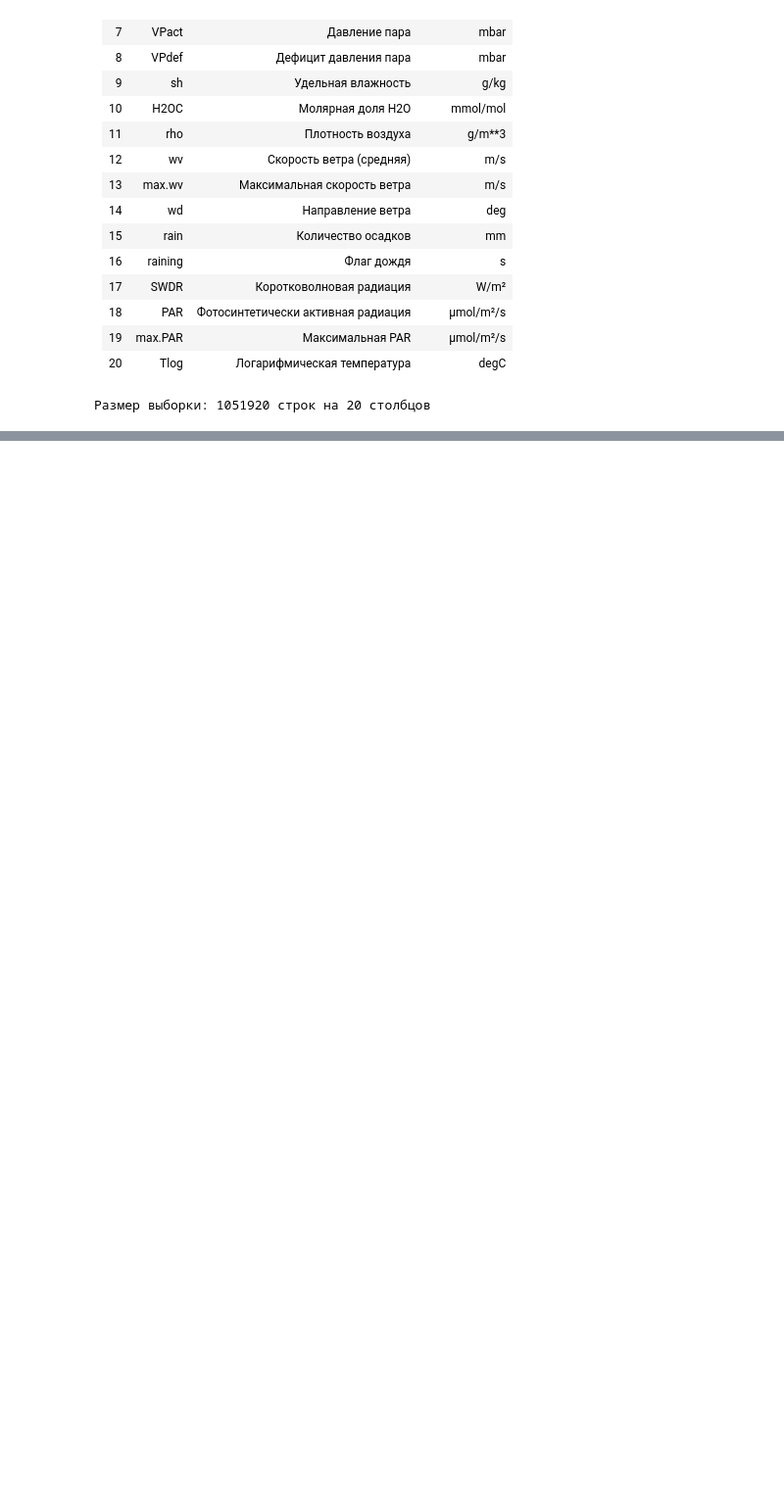
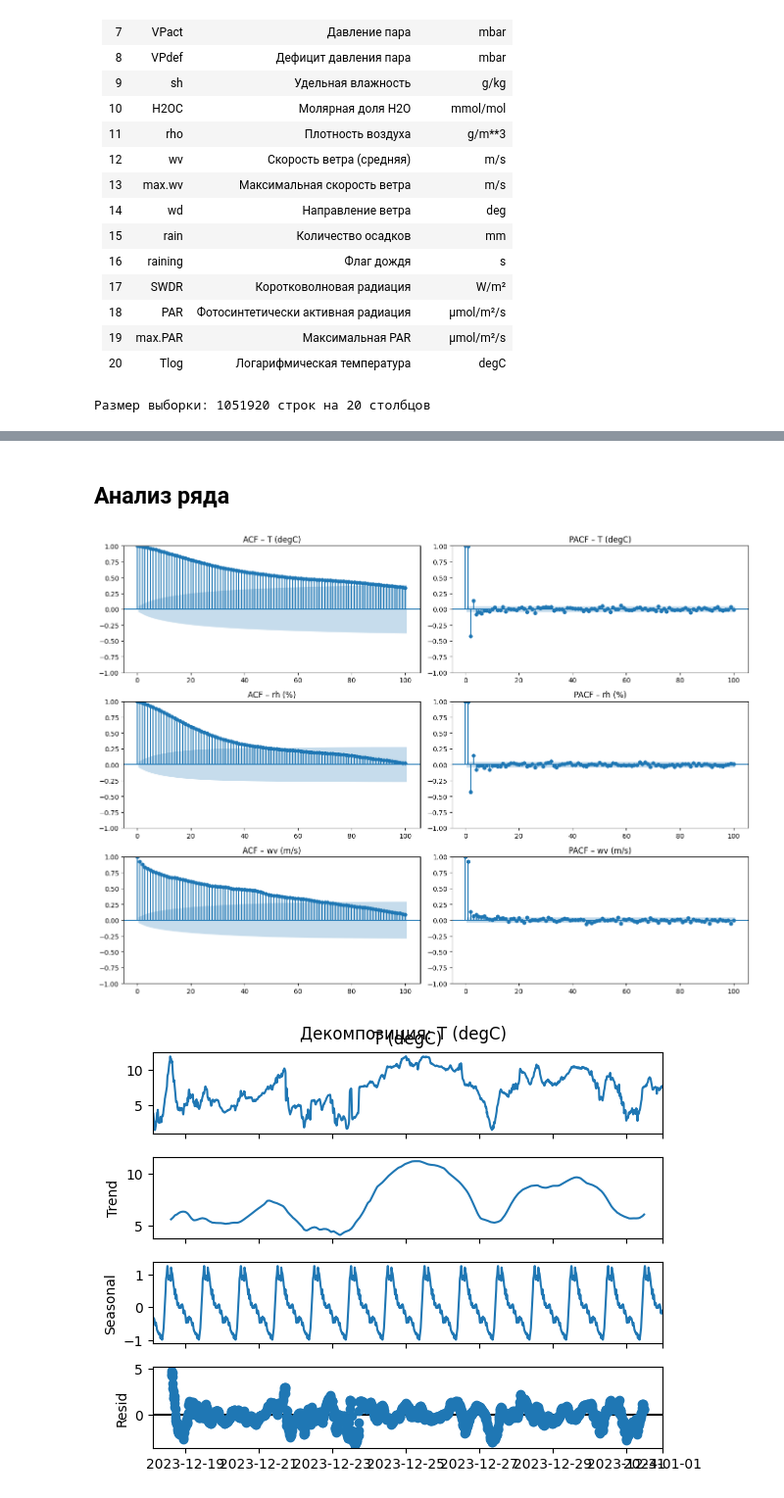
Before and after one commit to Ntshnka/Time_Series, a Jupyter notebook: IKM.ipynb, the cells around one changed output, grey strips where cells are left out. Shown at 98% size. Cells and saved outputs as stored; diff of their text form; code cells hidden in the pictures; blank space fills up the shorter version.

```diff
--- a/IKM.ipynb
+++ b/IKM.ipynb
@@ -98,0 +136,27 @@ for feature in features:
+# %% [markdown]
+## Анализ ряда
+# %%
+# Берём последние 20 000 точек
+df_sample = df.iloc[-2000:]
+
+series = ['T (degC)', 'rh (%)', 'wv (m/s)']
+fig, axes = plt.subplots(nrows=3, ncols=2, figsize=(14, 10))
+
+for i, col in enumerate(series):
+    data = df_sample[col].dropna()
+    plot_acf(data, lags=100, ax=axes[i, 0])
+    axes[i, 0].set_title(f'ACF – {col}')
+    plot_pacf(data, lags=100, ax=axes[i, 1], method='ywm')
+    axes[i, 1].set_title(f'PACF – {col}')
+
+plt.tight_layout()
+plt.show()
+
+col = 'T (degC)'
+decomp = seasonal_decompose(df_sample[col].dropna(), model='additive', period=144)  # 144 = 24ч * 6
+decomp.plot()
+plt.suptitle(f'Декомпозиция: {col}')
+plt.show()
+# %% [output]
+[figure, added]
+[figure, added]
```
Also changed, not shown: parts of 13 cells of this notebook, 2 other files.
